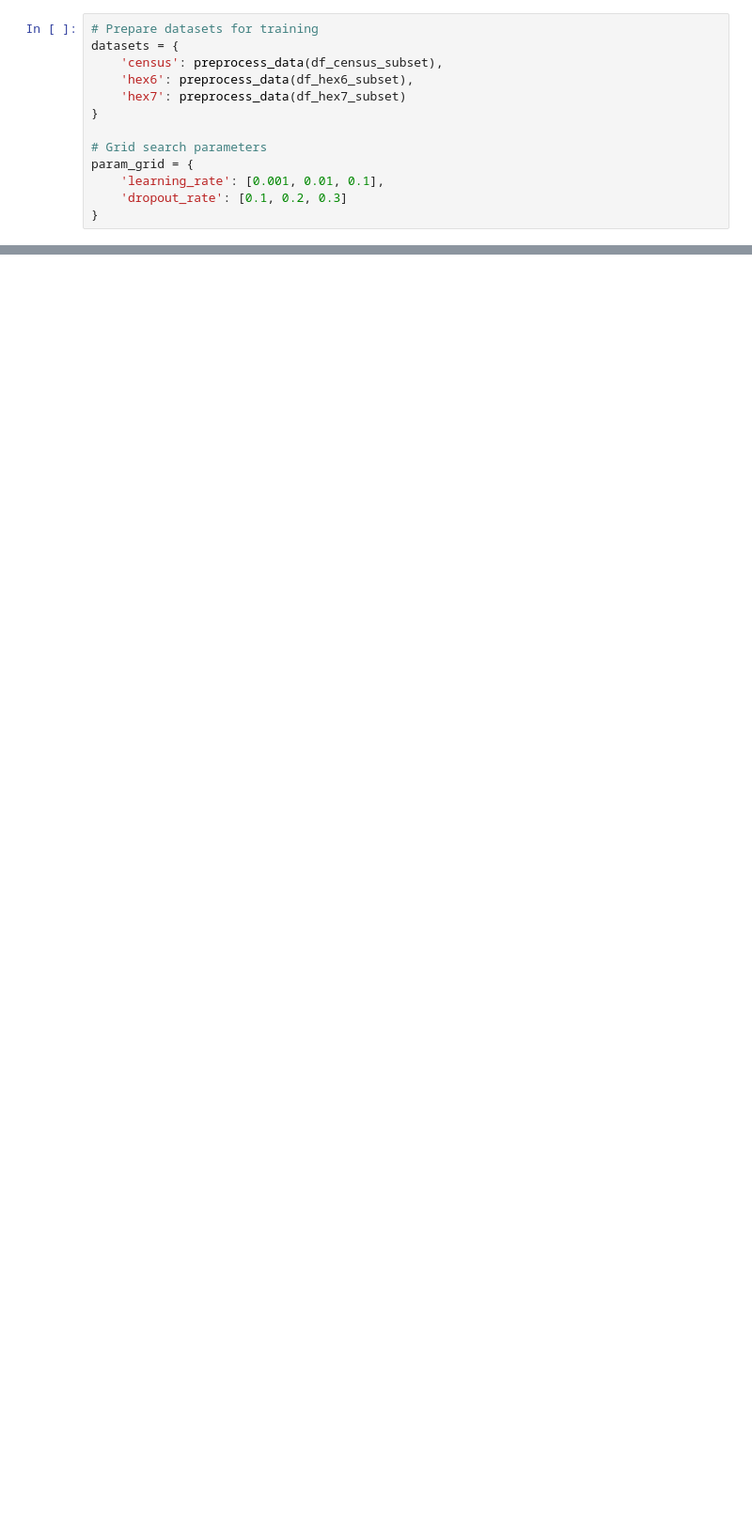
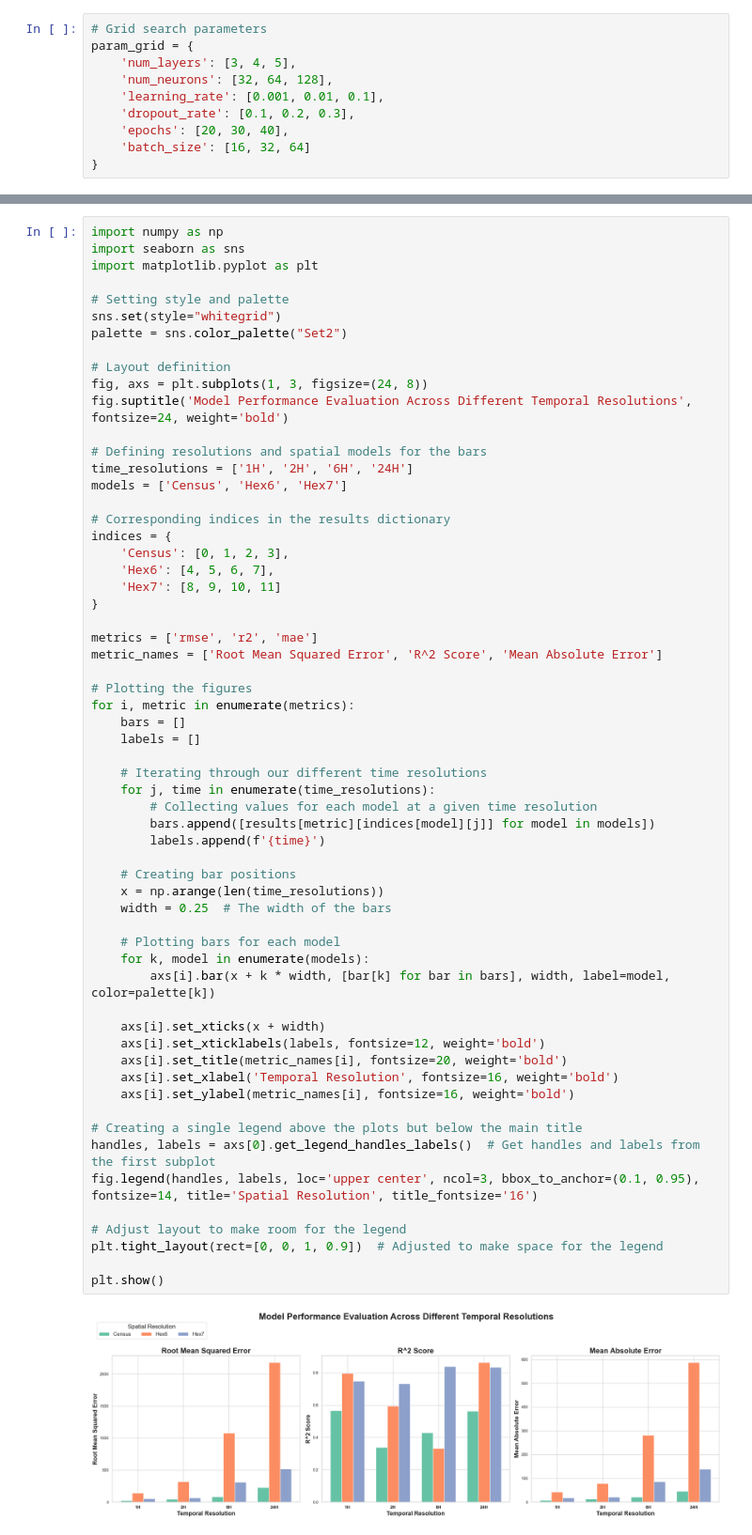
Before and after one commit to mmuenk/aaa-2024-group-5, a Jupyter notebook: 05_predictive_analysis_nn.ipynb, the cells around one changed output, grey strips where cells are left out. Shown at 94% size. Drawn from its saved outputs; the diff is of its cells as text; blank space fills up the shorter version.

Commit message:
final version of NN prediction
finaly version of tuned network and plots of all model evaluations

```diff
--- a/05_predictive_analysis_nn.ipynb
+++ b/05_predictive_analysis_nn.ipynb
@@ -82,14 +145,11 @@ class KerasRegressorWrapper(BaseEstimator, RegressorMixin):
 # %%
-# Prepare datasets for training
-datasets = {
-    'census': preprocess_data(df_census_subset),
-    'hex6': preprocess_data(df_hex6_subset),
-    'hex7': preprocess_data(df_hex7_subset)
-}
-
 # Grid search parameters
 param_grid = {
+    'num_layers': [3, 4, 5],
+    'num_neurons': [32, 64, 128],
     'learning_rate': [0.001, 0.01, 0.1],
-    'dropout_rate': [0.1, 0.2, 0.3]
+    'dropout_rate': [0.1, 0.2, 0.3],
+    'epochs': [20, 30, 40],
+    'batch_size': [16, 32, 64]
 }
 # %%
@@ -143,0 +238,62 @@ R^2 Score: 0.8203198169833212
+# %%
+import numpy as np
+import seaborn as sns
+import matplotlib.pyplot as plt
+
+# Setting style and palette
+sns.set(style="whitegrid")
+palette = sns.color_palette("Set2")
+
+# Layout definition
+fig, axs = plt.subplots(1, 3, figsize=(24, 8))
+fig.suptitle('Model Performance Evaluation Across Different Temporal Resolutions', fontsize=24, weight='bold')
+
+# Defining resolutions and spatial models for the bars
+time_resolutions = ['1H', '2H', '6H', '24H']
+models = ['Census', 'Hex6', 'Hex7']
+
+# Corresponding indices in the results dictionary
+indices = {
+    'Census': [0, 1, 2, 3],
+    'Hex6': [4, 5, 6, 7],
+    'Hex7': [8, 9, 10, 11]
+}
+
+metrics = ['rmse', 'r2', 'mae']
+metric_names = ['Root Mean Squared Error', 'R^2 Score', 'Mean Absolute Error']
+
+# Plotting the figures
+for i, metric in enumerate(metrics):
+    bars = []
+    labels = []
+
+    # Iterating through our different time resolutions
+    for j, time in enumerate(time_resolutions):
+        # Collecting values for each model at a given time resolution
+        bars.append([results[metric][indices[model][j]] for model in models])
+        labels.append(f'{time}')
+
+    # Creating bar positions
+    x = np.arange(len(time_resolutions))
+    width = 0.25  # The width of the bars
+
+    # Plotting bars for each model
+    for k, model in enumerate(models):
+        axs[i].bar(x + k * width, [bar[k] for bar in bars], width, label=model, color=palette[k])
+
+    axs[i].set_xticks(x + width)
+    axs[i].set_xticklabels(labels, fontsize=12, weight='bold')
+    axs[i].set_title(metric_names[i], fontsize=20, weight='bold')
+    axs[i].set_xlabel('Temporal Resolution', fontsize=16, weight='bold')
+    axs[i].set_ylabel(metric_names[i], fontsize=16, weight='bold')
+
+# Creating a single legend above the plots but below the main title
+handles, labels = axs[0].get_legend_handles_labels()  # Get handles and labels from the first subplot
+fig.legend(handles, labels, loc='upper center', ncol=3, bbox_to_anchor=(0.1, 0.95), fontsize=14, title='Spatial Resolution', title_fontsize='16')
+
+# Adjust layout to make room for the legend
+plt.tight_layout(rect=[0, 0, 1, 0.9])  # Adjusted to make space for the legend
+
+plt.show()
+# %% [output]
+[figure, added]
```
Also changed, not shown: parts of 11 cells of this notebook.
